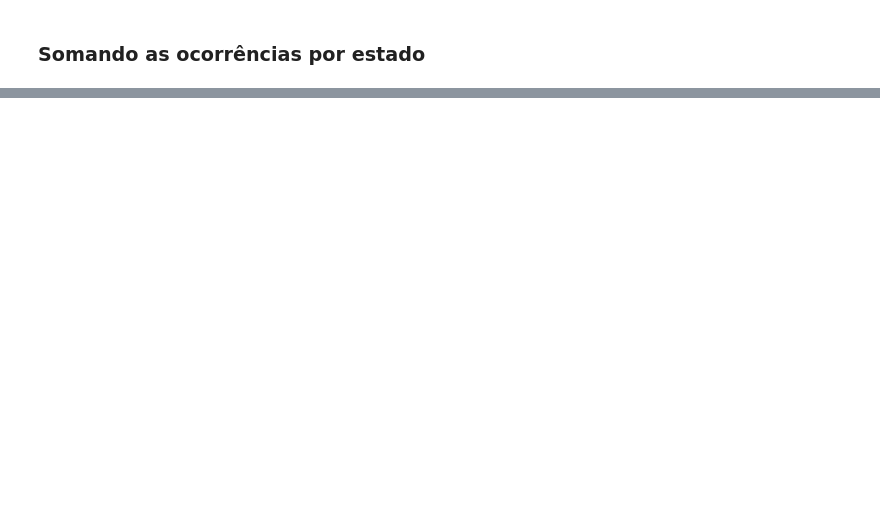
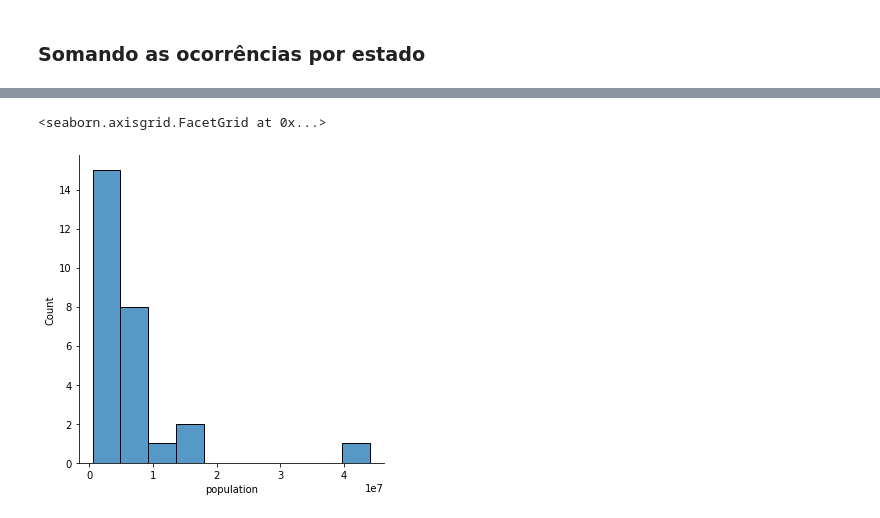
Before and after one commit to Thomasr-02/COVID-DataAnalysis, a Jupyter notebook: dataAnalysis.ipynb, the cells around one changed output, grey strips where cells are left out. Saved outputs shown, nothing was run; the diff lists cells and outputs as text; code cells hidden in the pictures; blank space fills up the shorter version.

```diff
--- a/dataAnalysis.ipynb
+++ b/dataAnalysis.ipynb
@@ -109,0 +151,5 @@ covid19_data_br
+# %%
+sns.displot(casos_estados, x="population")
+# %% [output]
+<seaborn.axisgrid.FacetGrid at 0x...>
+[figure, added]
```
Also changed, not shown: parts of 7 cells of this notebook, 1 other file.
